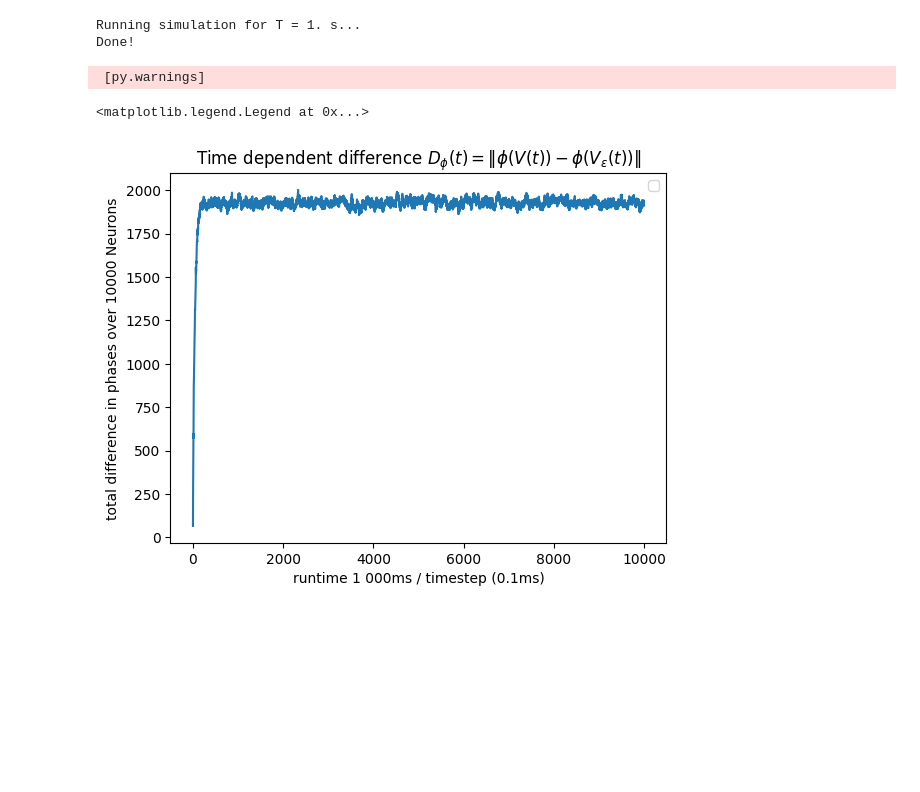
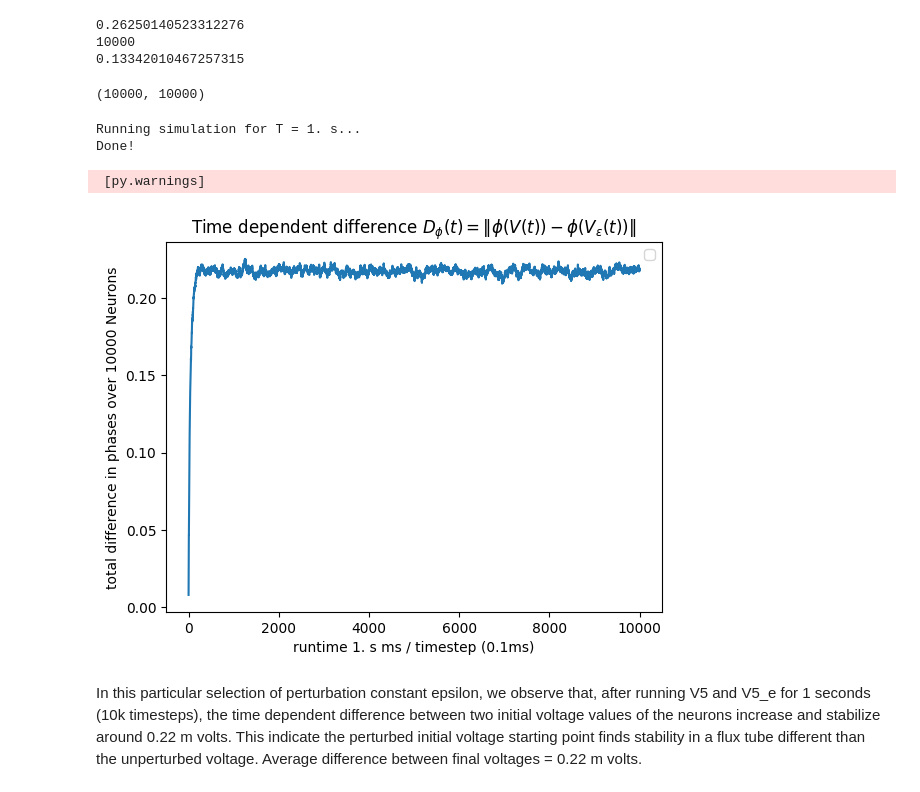
Before and after one commit to ulasayyilmaz/Stability_and_Chaos, a Jupyter notebook: Stab_Chaos_Thor.ipynb, the cells around one changed output. Cells and saved outputs as stored; diff of their text form; code cells hidden in the pictures; blank space fills up the shorter version.

Commit message:
found 2 epsilon values, one causing increase, one causing decrease

```diff
--- a/Stab_Chaos_Thor.ipynb
+++ b/Stab_Chaos_Thor.ipynb
@@ -135,6 +140,15 @@ Done!
 
 Running simulation for T = 1. s...
 Done!
+# %%
+print(V_0[9999]) # V_0 (10000,)
+# print(len(trajectory_V_0)) # len 80000 for 8 seconds of 10000 observations each
+print(len(trajectory_V_5)) # 10k for 1 second of 10k observations
+print(initial_randvector[9999]) # a vector of length 10k between 0 and 1, initial voltage dist f0r neurons
+# %% [output]
+0.26250140523312276
+10000
+0.13342010467257315
 # %%
 #convert to phase
 phase_V_0 = phi(V_0)
@@ -151,6 +165,10 @@ phase_V_0_shift = phase_V_0 + r
 V_0e = phi_inv(phase_V_0_shift)
 #print(V_0)
 #print(V_0e)
+# %%
+print(trajectory_V_5.V.shape)
+# %% [output]
+(10000, 10000)
 # %%
 #Now run as before but from the slighly altered starting point
 V_5e, trajectory_V_5e = run_w_startvector(runtime, V_0e)
@@ -159,25 +177,34 @@ V_5e, trajectory_V_5e = run_w_startvector(runtime, V_0e)
 
 
 #Calculate the difference of the two trajectories (taking the absolute values)
-diff_eps = np.abs(trajectory_V_5.V - trajectory_V_5e.V)
+#  D_phi(t) = |phi(V) - phi_e(V)|
+# diff_eps = np.abs(trajectory_V_5.V - trajectory_V_5e.V)
+phase_V_5_shift=phi(trajectory_V_5.V)
+phase_V_5e_shift=phi(trajectory_V_5e.V)
+diff_eps_phase = np.abs(phase_V_5_shift - phase_V_5e_shift)
+
 
 #convert voltage to phase again
-diff_eps_phase = phi(diff_eps)
+# diff_eps_phase = phi(diff_eps)
 
 # sum this up over the neurons for all the timesteps
-diff_over_neurons = diff_eps_phase.sum(axis=0)
+# diff_over_neurons = diff_eps_phase.sum(axis=0)
+diff_over_neurons_normalized_Ulas = diff_eps_phase.sum(axis=0) / 10000
 # %% [output]
 Running simulation for T = 1. s...
 Done!
 # %%
-#plot this now
-
-plt.plot(diff_over_neurons)
-plt.xlabel(f'runtime 1 000ms / timestep (0.1ms)')
-plt.ylabel(f'total difference in phases over {N} Neurons')
-plt.title(r'Time dependent difference $D_{\phi}(t) = \|\phi(V(t)) - \phi(V_{\varepsilon}(t))\|$')
-plt.legend()
+def plot_time_difference(diff_over_neurons_normalized,runtime):
+    # plt.plot(diff_over_neurons)
+    plt.plot(diff_over_neurons_normalized)
+    plt.xlabel(f'runtime {runtime} ms / timestep (0.1ms)')
+    plt.ylabel(f'total difference in phases over {N} Neurons')
+    plt.title(r'Time dependent difference $D_{\phi}(t) = \|\phi(V(t)) - \phi(V_{\varepsilon}(t))\|$')
+    plt.legend()
-# %% [output]
- [py.warnings]
-<matplotlib.legend.Legend at 0x...>
-[figure, removed]
+# %%
+plot_time_difference(diff_over_neurons_normalized_Ulas,1*second) # 1*s
+# %% [output]
+ [py.warnings]
+[figure, added]
+# %% [markdown]
+In this particular selection of perturbation constant epsilon, we observe that, after running V5 and V5_e for 1 seconds (10k timesteps), the time dependent difference between two initial voltage values of the neurons increase and stabilize around 0.22 m volts. This indicate the perturbed initial voltage starting point finds stability in a flux tube different than the unperturbed voltage. Average difference between final voltages =  0.22 m volts.
```
Also changed, not shown: parts of 9 cells of this notebook, 1 other file.
